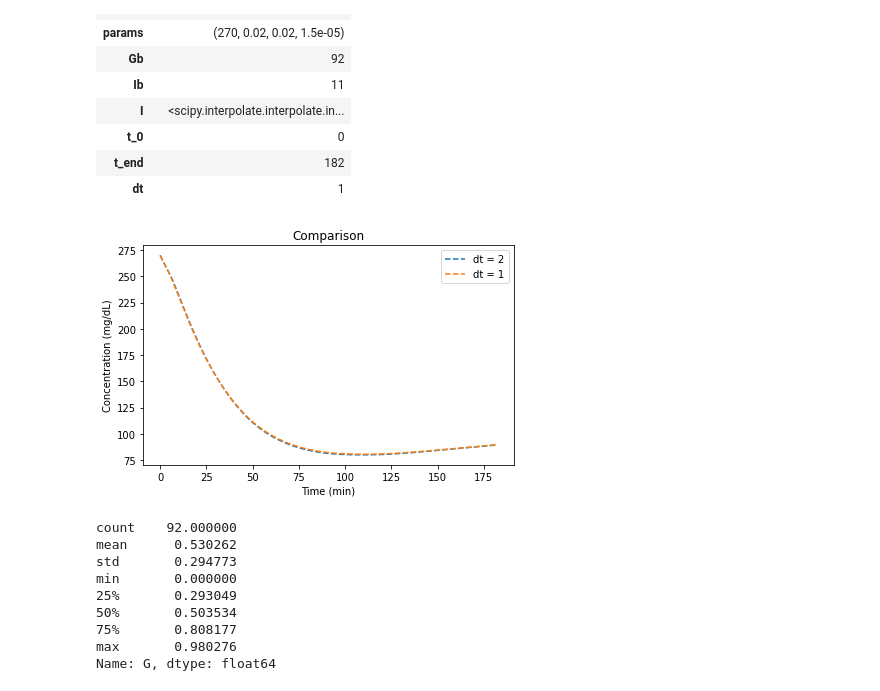
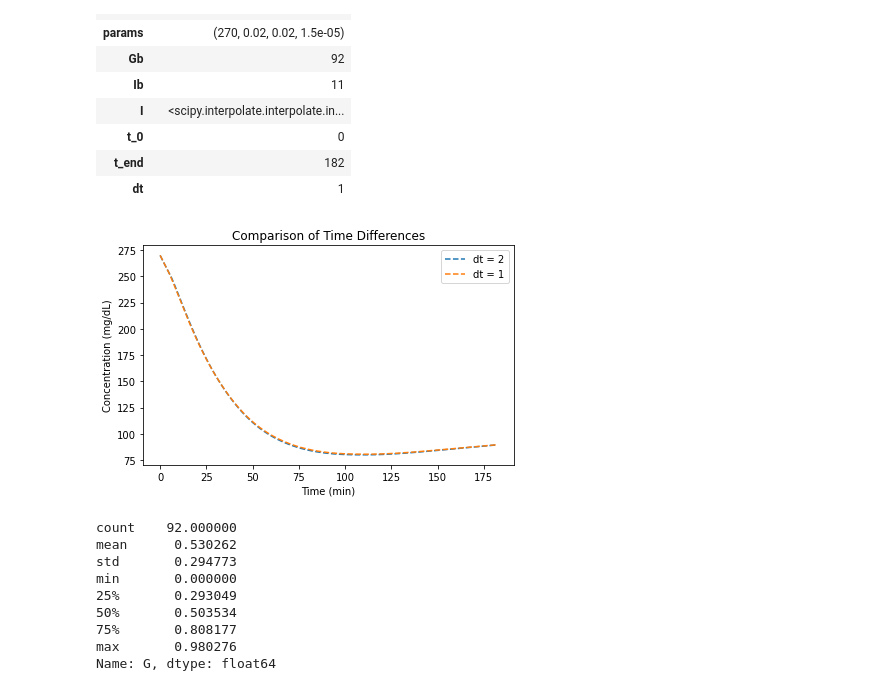
Before and after one commit to deepssquared/CUNY.MDS, a Jupyter notebook: DATA604/chap18.ipynb, the cells around one changed output. Cells and saved outputs as stored; diff of their text form; code cells hidden in the pictures.

```diff
--- a/DATA604/chap18.ipynb
+++ b/DATA604/chap18.ipynb
@@ -418,10 +418,10 @@ results3 = run_simulation(system, update_func)
 # %%
 results.G.plot(style='--', label='dt = 2')
 results3.G.plot(style='--', label='dt = 1')
 
 decorate(xlabel='Time (min)',
          ylabel='Concentration (mg/dL)',
-        title  = 'Comparison')
+        title  = 'Comparison of Time Differences')
 # %% [output]
-[figure, old version]
+[figure, new version]
 # %%
```
Also changed, not shown: parts of 3 cells of this notebook, 1 other file.
